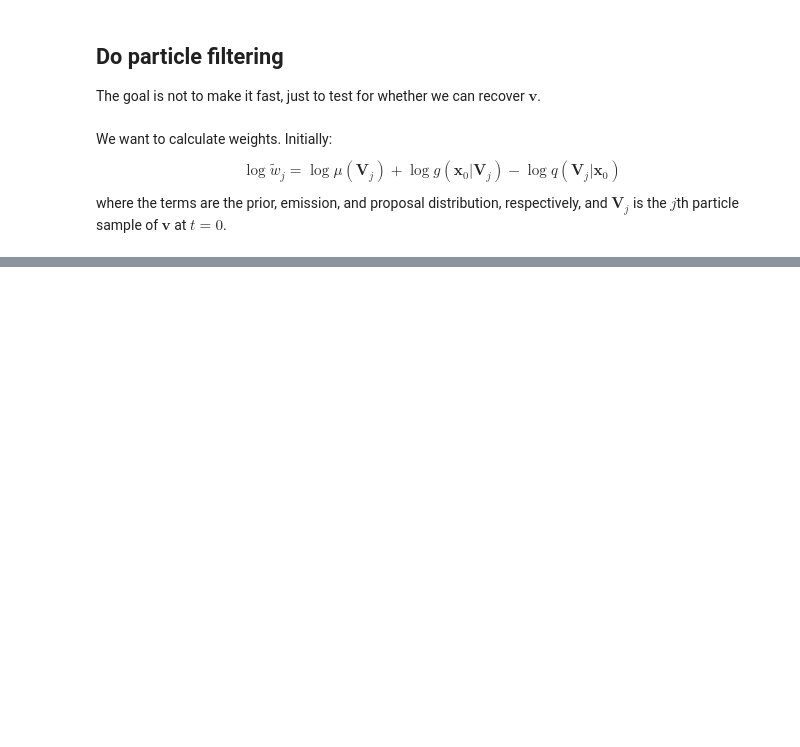
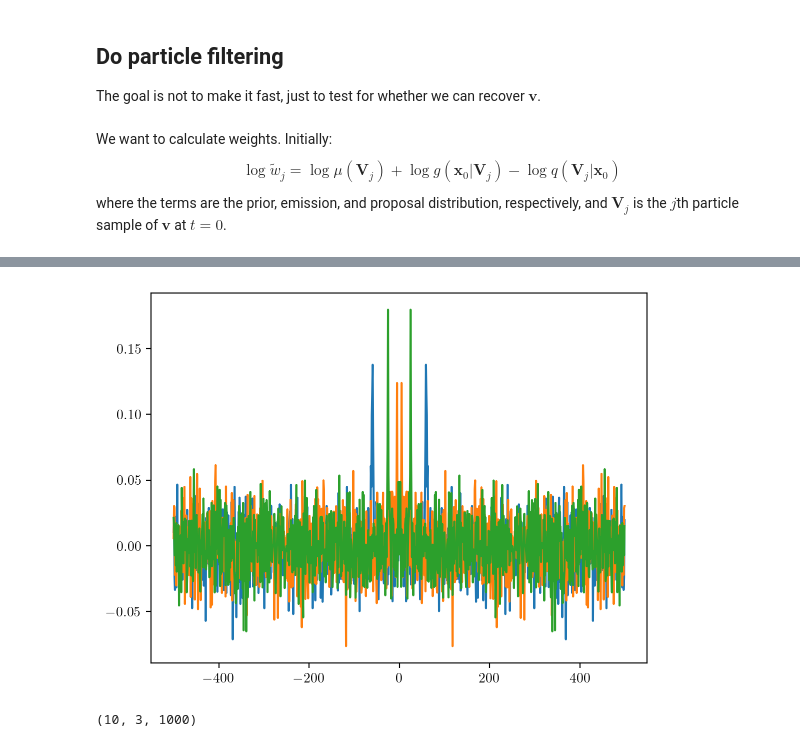
Before and after one commit to jmxpearson/vmftests, a Jupyter notebook: vMF_inference.ipynb, the cells around one changed output, grey strips where cells are left out. Drawn from its saved outputs; the diff is of its cells as text; code cells hidden in the pictures; blank space fills up the shorter version.

```diff
--- a/vMF_inference.ipynb
+++ b/vMF_inference.ipynb
@@ -180,10 +187,6 @@ In the data above, we have assumed $f_{jt} = 1$, so we won't worry about that.
 ## Do particle filtering
 
 The goal is not to make it fast, just to test for whether we can recover $\mathbf{v}$.
-# %%
-K = 100  # number of particles
-kappa = jnp.array(10. * Omega)  # for transition
-kappa_p = kappa / 100  # for proposal
 # %% [markdown]
 We want to calculate weights. Initially:
 $$
@@ -260,6 +258,10 @@ def resample_if_needed(logw, thresh):
         inds = range(len(logw))
 
     return inds, logw
+# %%
+K = 100  # number of particles
+kappa = jnp.array(10000. * Omega)  # for transition
+kappa_p = kappa / 100  # for proposal
 # %%
 # calculate initial guess for v
 # assume "previous" v is white noise
@@ -274,7 +276,9 @@ vmf_s = jnp.tile(vmfprev, (K, Nlat, 1))
 %%time
 key, sample_key = jr.split(init_key)
 
-for (tidx, t) in enumerate(jnp.arange(0, 0.02, dt)):
+for (tidx, t) in tqdm(enumerate(jnp.arange(0, 1, dt))):
+    key, sample_key, resample_key = jr.split(key, 3)
+
     vprev = v_s
     vmfprev = vmf_s
 
@@ -282,14 +286,13 @@ for (tidx, t) in enumerate(jnp.arange(0, 0.02, dt)):
     vmf = get_vmf_dist(vprev, kappa_p, vhat_t, M[:, tidx])
 
     # sample based on vhat
-    key, sample_key = jr.split(key)
     vmf_s, v_s = get_v_samples(vmf, sample_key)
 
     # get data prediction for this time
     xbar = get_data_pred(v_s, D, tidx)
 
     # term 1: transition
-    # assume our transition is determined by mu = vprev above and kappa_t
+    # assume our transition is determined by mu = vprev above and kappa
     if t == 0:
         trans = tfd.VonMisesFisher(vmfprev, 0.)
     else:
@@ -298,7 +301,7 @@ for (tidx, t) in enumerate(jnp.arange(0, 0.02, dt)):
 
     # term 2: emission
     # assume multivariate normal with mean xbar and std eps
-    emissions = tfd.Normal(xbar.astype('float32'), eps)
+    emissions = tfd.Normal(xbar, eps)
     logw += emissions.log_prob(x[:, tidx]).sum(axis=-1)
 
     # term 3: proposal
@@ -309,6 +312,6 @@ for (tidx, t) in enumerate(jnp.arange(0, 0.02, dt)):
     logw -= logsumexp(logw)
 
     # resample if needed
-    inds, logw = resample_if_needed(logw, 0.8)
+    inds, logw = resample_if_needed(logw, 0.8, resample_key)
     v_s = v_s[inds]
     vmf_s = vmf_s[inds]
@@ -315,3 +321,5 @@ for (tidx, t) in enumerate(jnp.arange(0, 0.02, dt)):
 # %%
 v_mean = np.einsum('k,klt', np.exp(logw), v_s)
-plt.plot(np.real(v_mean).T)
+plt.plot(freqs, np.real(np.fft.fftshift(v_mean)).T);
+# %% [output]
+[figure, added]
@@ -321,0 +328,4 @@ logw.shape, v_s.shape
+# %%
+aa.shape
+# %% [output]
+(10, 3, 1000)
```
Also changed, not shown: parts of 11 cells of this notebook.
